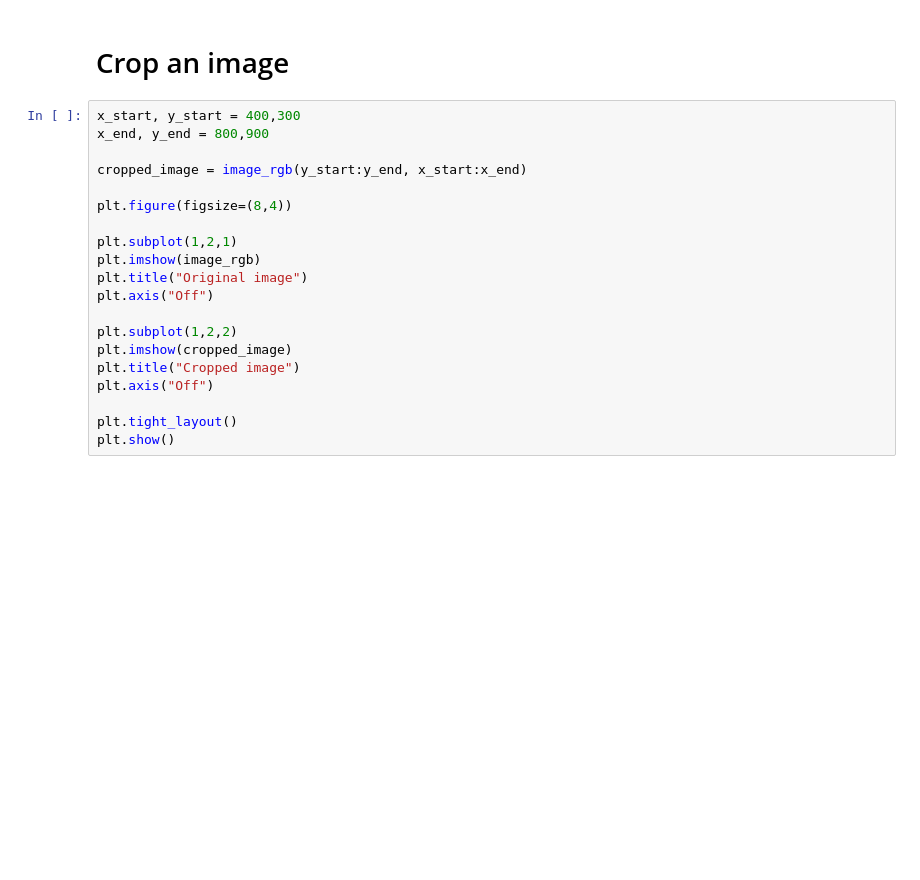
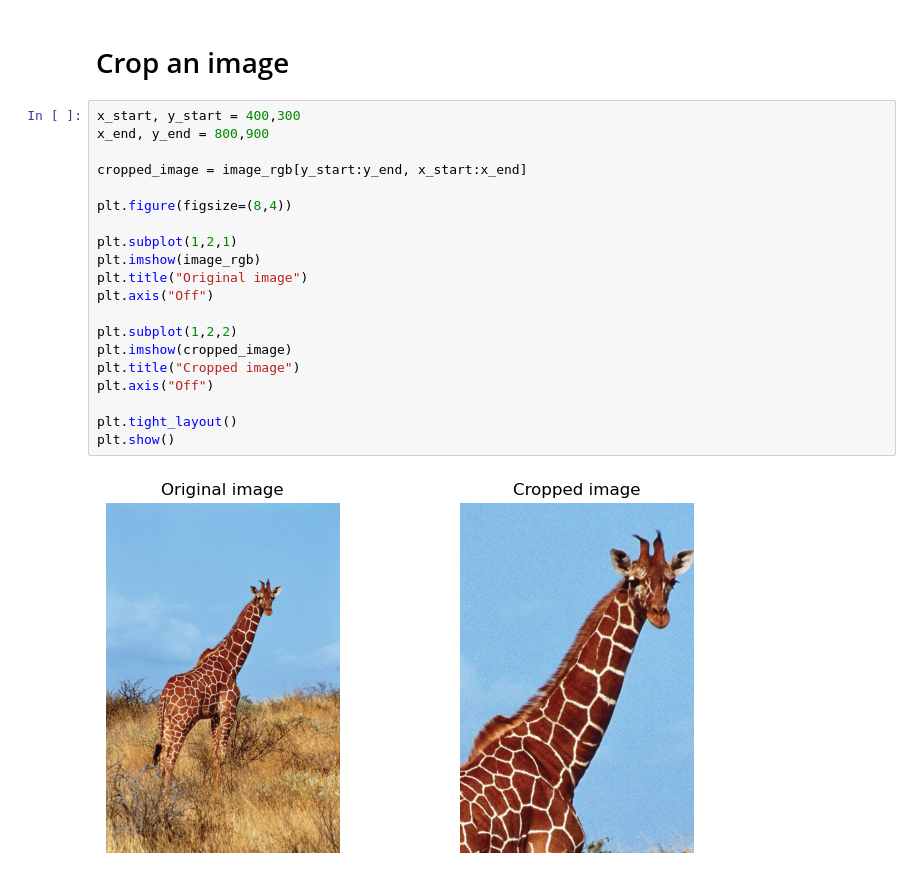
Before and after one commit to J-M-Bell/CVBootcamp, a Jupyter notebook: OpenCV/Flip, Rotate, and Crop Images/FlipRotateCrop.ipynb, the cells around one changed output. Saved outputs shown, nothing was run; the diff lists cells and outputs as text; blank space fills up the shorter version.

```diff
--- a/OpenCV/Flip, Rotate, and Crop Images/FlipRotateCrop.ipynb
+++ b/OpenCV/Flip, Rotate, and Crop Images/FlipRotateCrop.ipynb
@@ -65,20 +85,22 @@ plt.show()
 # %%
 x_start, y_start = 400,300
 x_end, y_end = 800,900
 
-cropped_image = image_rgb(y_start:y_end, x_start:x_end)
+cropped_image = image_rgb[y_start:y_end, x_start:x_end]
 
 plt.figure(figsize=(8,4))
 
 plt.subplot(1,2,1)
 plt.imshow(image_rgb)
 plt.title("Original image")
 plt.axis("Off")
 
 plt.subplot(1,2,2)
 plt.imshow(cropped_image)
 plt.title("Cropped image")
 plt.axis("Off")
 
 plt.tight_layout()
 plt.show()
+# %% [output]
+[figure, added]
```
Also changed, not shown: parts of 3 cells of this notebook.
